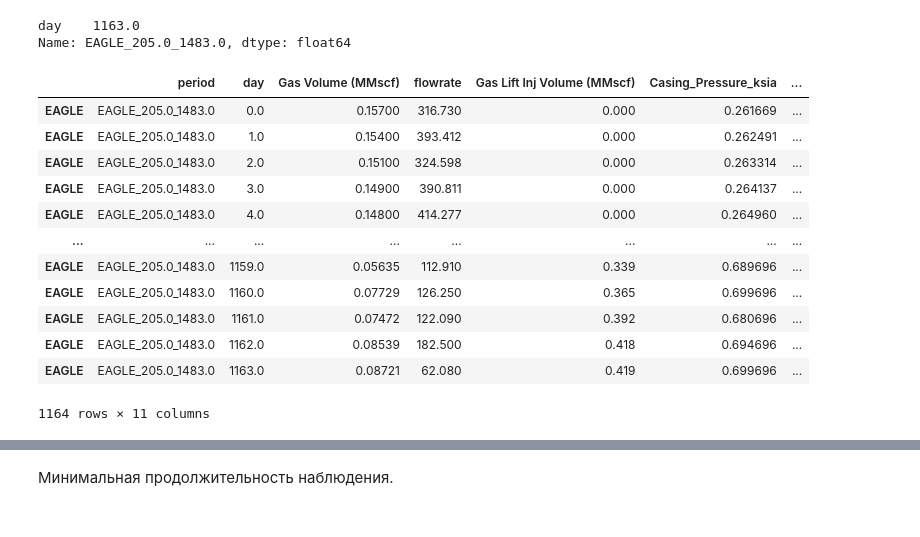
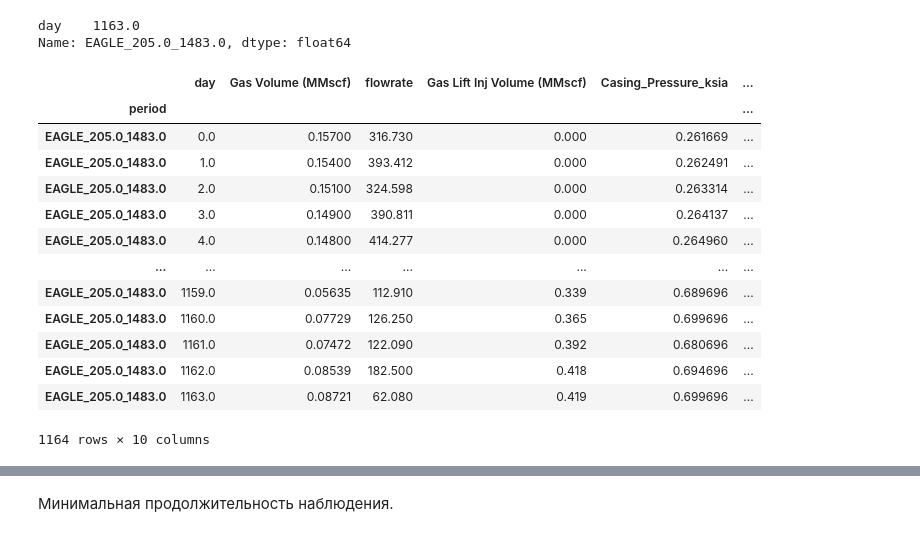
Before and after one commit to Denis-Kazakov/RTA, a Jupyter notebook: 4_Make_arrays_oil.ipynb, the cells around one changed output, grey strips where cells are left out. Drawn from its saved outputs; the diff is of its cells as text; code cells hidden in the pictures.

Commit message:
Completed preparation of Numpy arrays to train a model for oil production

```diff
--- a/4_Make_arrays_oil.ipynb
+++ b/4_Make_arrays_oil.ipynb
@@ -145,3 +174,5 @@ well_data
+# %%
+production_data.drop(columns=['Pressure Source _Tubing Pressure'], inplace=True)
 # %% [markdown]
 Выборка очень маленькая, поэтому для окончательной проверки буду использовать только одну скважину с наибольшим периодом наблюдения.
 # %%
@@ -151,18 +182,20 @@ day    1163.0
 Name: EAGLE_205.0_1483.0, dtype: float64
 # %%
 test = production_data.query('period == "EAGLE_205.0_1483.0"')
+test.set_index('period', inplace=True)
 test
 # %% [output]
-|  | period | day | Gas Volume (MMscf) | flowrate | Gas Lift Inj Volume (MMscf) | Casing_Pressure_ksia | ... |
-| EAGLE | EAGLE_205.0_1483.0 | 0.0 | 0.15700 | 316.730 | 0.000 | 0.261669 | ... |
-| EAGLE | EAGLE_205.0_1483.0 | 1.0 | 0.15400 | 393.412 | 0.000 | 0.262491 | ... |
-| EAGLE | EAGLE_205.0_1483.0 | 2.0 | 0.15100 | 324.598 | 0.000 | 0.263314 | ... |
-| EAGLE | EAGLE_205.0_1483.0 | 3.0 | 0.14900 | 390.811 | 0.000 | 0.264137 | ... |
-| EAGLE | EAGLE_205.0_1483.0 | 4.0 | 0.14800 | 414.277 | 0.000 | 0.264960 | ... |
-| ... | ... | ... | ... | ... | ... | ... | ... |
-| EAGLE | EAGLE_205.0_1483.0 | 1159.0 | 0.05635 | 112.910 | 0.339 | 0.689696 | ... |
-| EAGLE | EAGLE_205.0_1483.0 | 1160.0 | 0.07729 | 126.250 | 0.365 | 0.699696 | ... |
-| EAGLE | EAGLE_205.0_1483.0 | 1161.0 | 0.07472 | 122.090 | 0.392 | 0.680696 | ... |
-| EAGLE | EAGLE_205.0_1483.0 | 1162.0 | 0.08539 | 182.500 | 0.418 | 0.694696 | ... |
-| EAGLE | EAGLE_205.0_1483.0 | 1163.0 | 0.08721 | 62.080 | 0.419 | 0.699696 | ... |
+|  | day | Gas Volume (MMscf) | flowrate | Gas Lift Inj Volume (MMscf) | Casing_Pressure_ksia | ... |
+| period |  |  |  |  |  | ... |
+| EAGLE_205.0_1483.0 | 0.0 | 0.15700 | 316.730 | 0.000 | 0.261669 | ... |
+| EAGLE_205.0_1483.0 | 1.0 | 0.15400 | 393.412 | 0.000 | 0.262491 | ... |
+| EAGLE_205.0_1483.0 | 2.0 | 0.15100 | 324.598 | 0.000 | 0.263314 | ... |
+| EAGLE_205.0_1483.0 | 3.0 | 0.14900 | 390.811 | 0.000 | 0.264137 | ... |
+| EAGLE_205.0_1483.0 | 4.0 | 0.14800 | 414.277 | 0.000 | 0.264960 | ... |
+| ... | ... | ... | ... | ... | ... | ... |
+| EAGLE_205.0_1483.0 | 1159.0 | 0.05635 | 112.910 | 0.339 | 0.689696 | ... |
+| EAGLE_205.0_1483.0 | 1160.0 | 0.07729 | 126.250 | 0.365 | 0.699696 | ... |
+| EAGLE_205.0_1483.0 | 1161.0 | 0.07472 | 122.090 | 0.392 | 0.680696 | ... |
+| EAGLE_205.0_1483.0 | 1162.0 | 0.08539 | 182.500 | 0.418 | 0.694696 | ... |
+| EAGLE_205.0_1483.0 | 1163.0 | 0.08721 | 62.080 | 0.419 | 0.699696 | ... |
-1164 rows × 11 columns
+1164 rows × 10 columns
```
Also changed, not shown: parts of 35 cells of this notebook, 2 other files.
